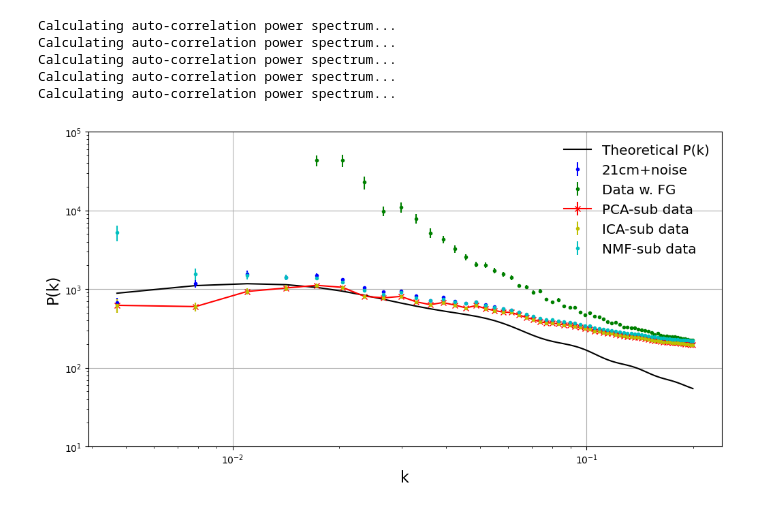
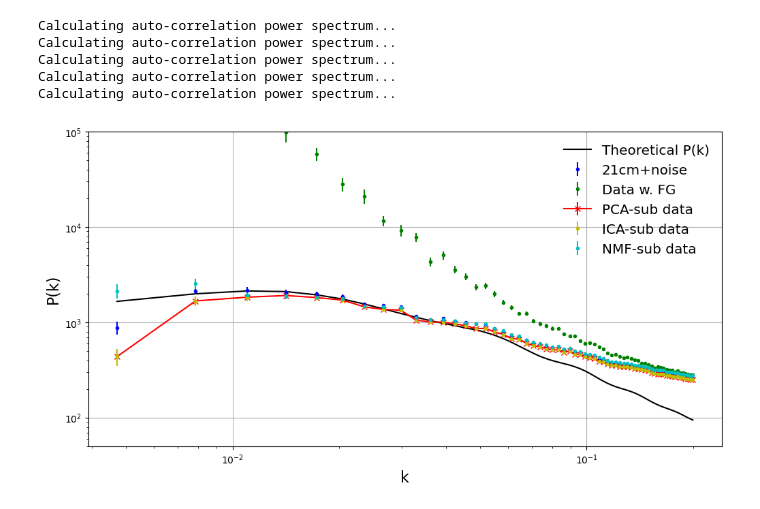
Before and after one commit to philbull/FastBox, a Jupyter notebook: examples/End-to-end_simulation.ipynb, the cells around one changed output. Drawn from its saved outputs; the diff is of its cells as text; code cells hidden in the pictures.

```diff
--- a/examples/End-to-end_simulation.ipynb
+++ b/examples/End-to-end_simulation.ipynb
@@ -38,9 +38,9 @@ vel_k = box.realise_velocity(delta_x=box.delta_x, inplace=True)
 vel_z = fft.ifftn(vel_k[2]).real # inverse FFT to get real-space radial velocity
 
 # (1e) Transform to redshift space (also add non-linear velocity, sigma_nl=120 km/s)
-delta_s = box.redshift_space_density(delta_x=delta_ln.real, velocity_z=vel_z,
+delta_s = box.interpolated_rsd_density(delta_x=delta_ln.real, velocity_z=vel_z,
                                      sigma_nl=120., method='linear')
-
+delta_s = box.linear_rsd_density(delta_x=delta_ln.real, sigma_v=120., fog_model='gaussian')
 # (1f) Scale by mean brightness temperature (in mK), and include mean
 signal_cube = tracer.signal_amplitude() * (1. + delta_s)
 
@@ -241,30 +241,29 @@ Calculating auto-correlation power spectrum...
 Calculating auto-correlation power spectrum...
 Calculating auto-correlation power spectrum...
 Calculating auto-correlation power spectrum...
-# %%
-k, pk_th = power_obj.predict_matter_power_spectrum(k=k, rsd=False, sigma_nl=0)
+# %%
+km, pk_m = power_obj.predict_matter_power_spectrum(k=k, rsd=False)
+pk_th=power_obj.predict_hi_power_spectrum(km=km, pkm=pk_m,bias=tracer.bias_HI(),
+                                                Tb=tracer.signal_amplitude(),sigdeg=0,rsd=True,sigma_nl=120)
 # %%
-# Amplitude factor (for theoretical spectrum)
-amp_fac = (tracer.signal_amplitude() * tracer.bias_HI())**2.
-
 # Plot power spectra
 plt.subplot(111)
-plt.plot(k, pk_th * amp_fac, 'k-', label="Theoretical P(k)")
+plt.plot(k, pk_th[1] , 'k-', label="Theoretical P(k)")
 plt.errorbar(k, pk_hi, yerr=std_hi, color='b', marker='.', ls='none', label="21cm+noise")
 plt.errorbar(k, pk_dt, yerr=std_dt, color='g', marker='.', ls='none', label="Data w. FG")
 
 plt.errorbar(k, pk_pca, yerr=std_pca, color='r', marker='x', label="PCA-sub data")
 plt.errorbar(k, pk_ica, yerr=std_ica, color='y', marker='.', ls='none', label="ICA-sub data")
 plt.errorbar(k, pk_nmf, yerr=std_nmf, color='c', marker='.', ls='none', label="NMF-sub data")
 
 plt.legend(loc='upper right', frameon=False, prop={'size':'x-large'})
 #plt.xlim((1e-3, 1e0))
-plt.ylim((1e1, 1e5))
+plt.ylim((5e1, 1e5))
 plt.xscale('log')
 plt.yscale('log')
 plt.xlabel("k", size=16)
 plt.ylabel("P(k)", size=16)
 plt.grid()
 plt.gcf().set_size_inches((12., 6.))
 # %% [output]
-[figure, old version]
+[figure, new version]
```
Also changed, not shown: parts of 10 cells of this notebook.
